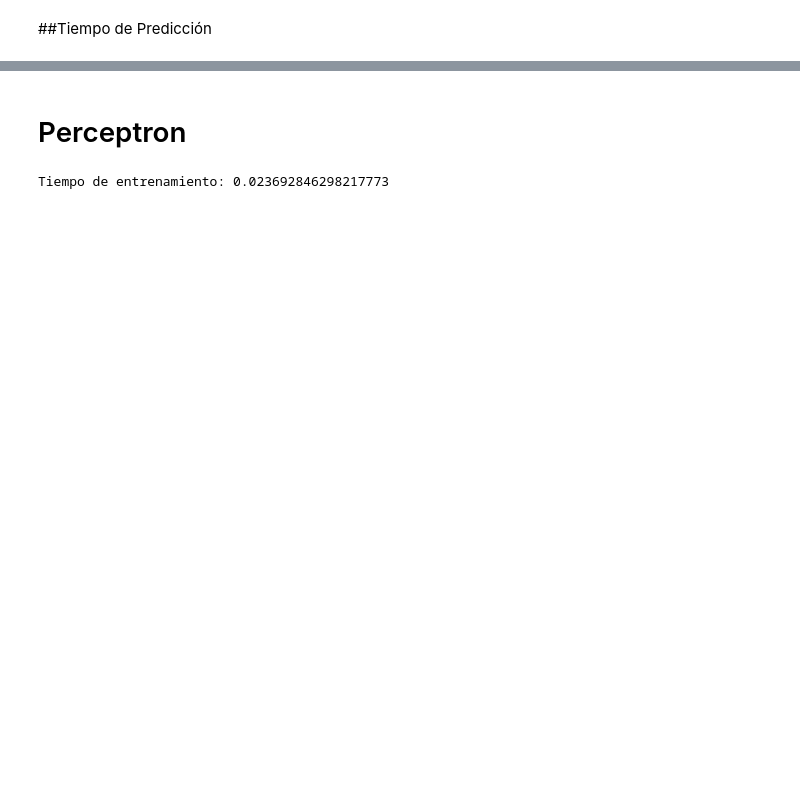
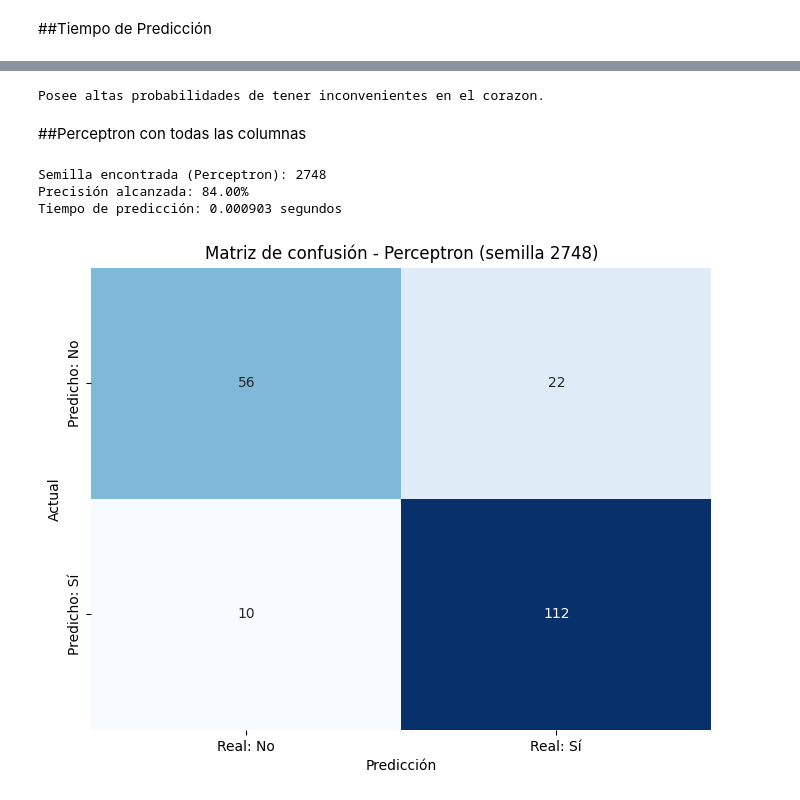
Before and after one commit to IvanRavarotto/ModelosSupervisados_DataAnalyst, a Jupyter notebook: ModelosSupervisados.ipynb, the cells around one changed output, grey strips where cells are left out. Saved outputs shown, nothing was run; the diff lists cells and outputs as text; code cells hidden in the pictures; blank space fills up the shorter version.

```diff
--- a/ModelosSupervisados.ipynb
+++ b/ModelosSupervisados.ipynb
@@ -673,15 +651,63 @@ Tiempo de predicción: 0.006091 segundos
+# %%
+prediccion_usuario = modelo.predict(datos_usuario_master)
+
+if prediccion_usuario[0] == 1:
+    print("Posee altas probabilidades de tener inconvenientes en el corazon.")
+else:
+    print(f"Es probable que el usuario no tenga problemas cardíacos.")
+# %% [output]
+Posee altas probabilidades de tener inconvenientes en el corazon.
 # %% [markdown]
-# Perceptron
+##Perceptron con todas las columnas
-# %%
-from sklearn.linear_model import Perceptron
-
-X= df[['slope', 'chestpain', 'restingBP', 'restingrelectro', 'noofmajorvessels']]
-Y= df["target"]
-
-modelo = Perceptron(random_state=2748, max_iter=1000000)
-i = time.time()
-modelo.fit(X_train, Y_train)
-f = time.time()
-print(f"Tiempo de entrenamiento: {f-i}")
-# %% [output]
-Tiempo de entrenamiento: 0.023692846298217773
+# %%
+X = df.drop(columns=["patientid", "target"])
+Y = df["target"]
+
+# Parámetros institucionales
+umbral_precision = 80.0  # en porcentaje
+max_intentos = 20000
+modelo_encontrado = None
+precision_final = 0
+semilla_final = None
+tiempo_prediccion = None
+
+for semilla in range(1, max_intentos + 1):
+
+    modelo = Perceptron(random_state=semilla, max_iter=100000)
+    modelo.fit(X_train_global, Y_train_global)
+
+    start_time = time.time()
+    y_pred = modelo.predict(X_test_global)
+    end_time = time.time()
+
+    precision = accuracy_score(Y_test_global, y_pred) * 100
+    if precision > umbral_precision:
+        modelo_encontrado = modelo
+        precision_final = precision
+        semilla_final = semilla
+        tiempo_prediccion = end_time - start_time
+        break
+
+# Resultado institucional
+if modelo_encontrado:
+    print(f"Semilla encontrada (Perceptron): {semilla_final}")
+    print(f"Precisión alcanzada: {precision_final:.2f}%")
+    print(f"Tiempo de predicción: {tiempo_prediccion:.6f} segundos")
+
+    # Matriz de confusión
+    cm = confusion_matrix(Y_test_global, y_pred)
+    plt.figure(figsize=(8, 6))
+    sns.heatmap(cm, annot=True, fmt='d', cmap='Blues', cbar=False,
+                xticklabels=['Real: No', 'Real: Sí'],
+                yticklabels=['Predicho: No', 'Predicho: Sí'])
+    plt.xlabel('Predicción')
+    plt.ylabel('Actual')
+    plt.title(f'Matriz de confusión - Perceptron (semilla {semilla_final})')
+    plt.show()
+else:
+    print(f"No se superó el umbral de precisión ({umbral_precision:.0f}%) en {max_intentos} intentos.")
+# %% [output]
+Semilla encontrada (Perceptron): 2748
+Precisión alcanzada: 84.00%
+Tiempo de predicción: 0.000903 segundos
+[figure, added]
```
Also changed, not shown: parts of 89 cells of this notebook.
